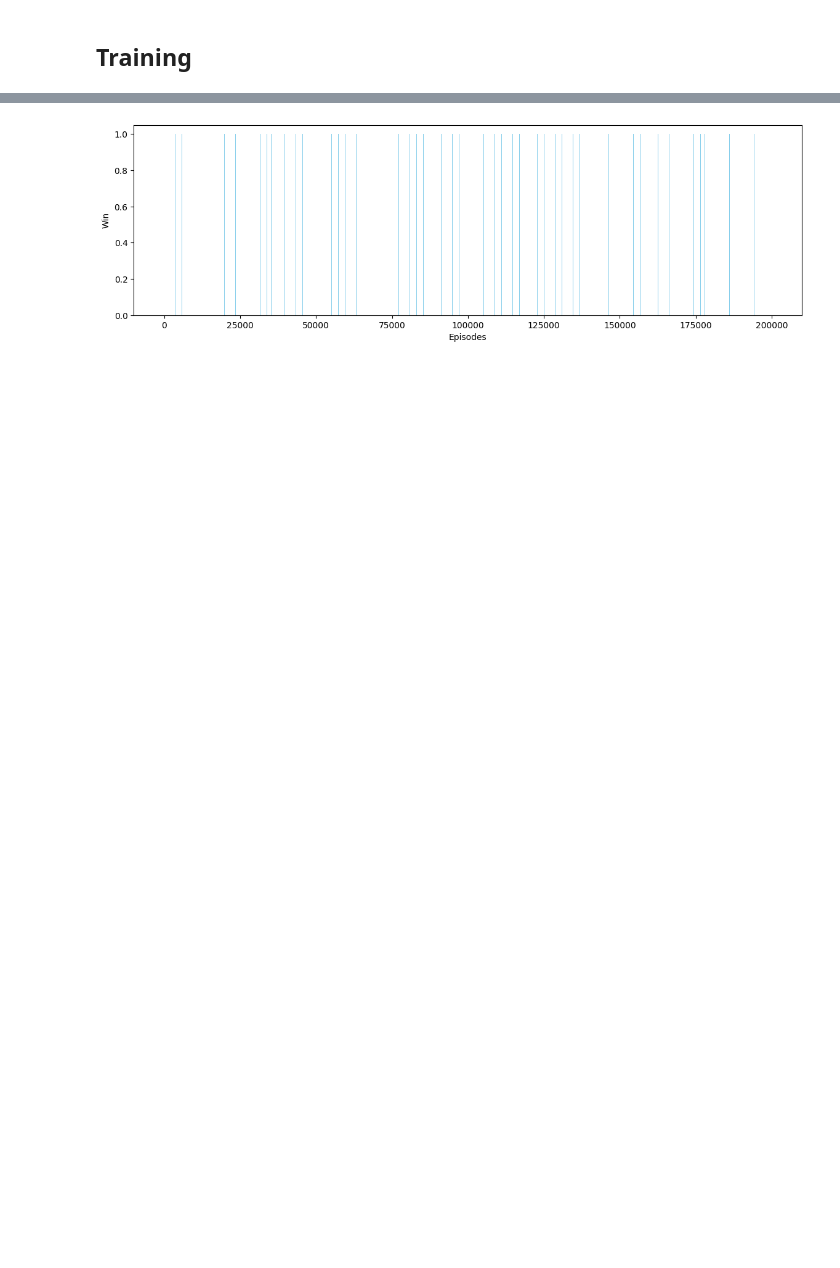
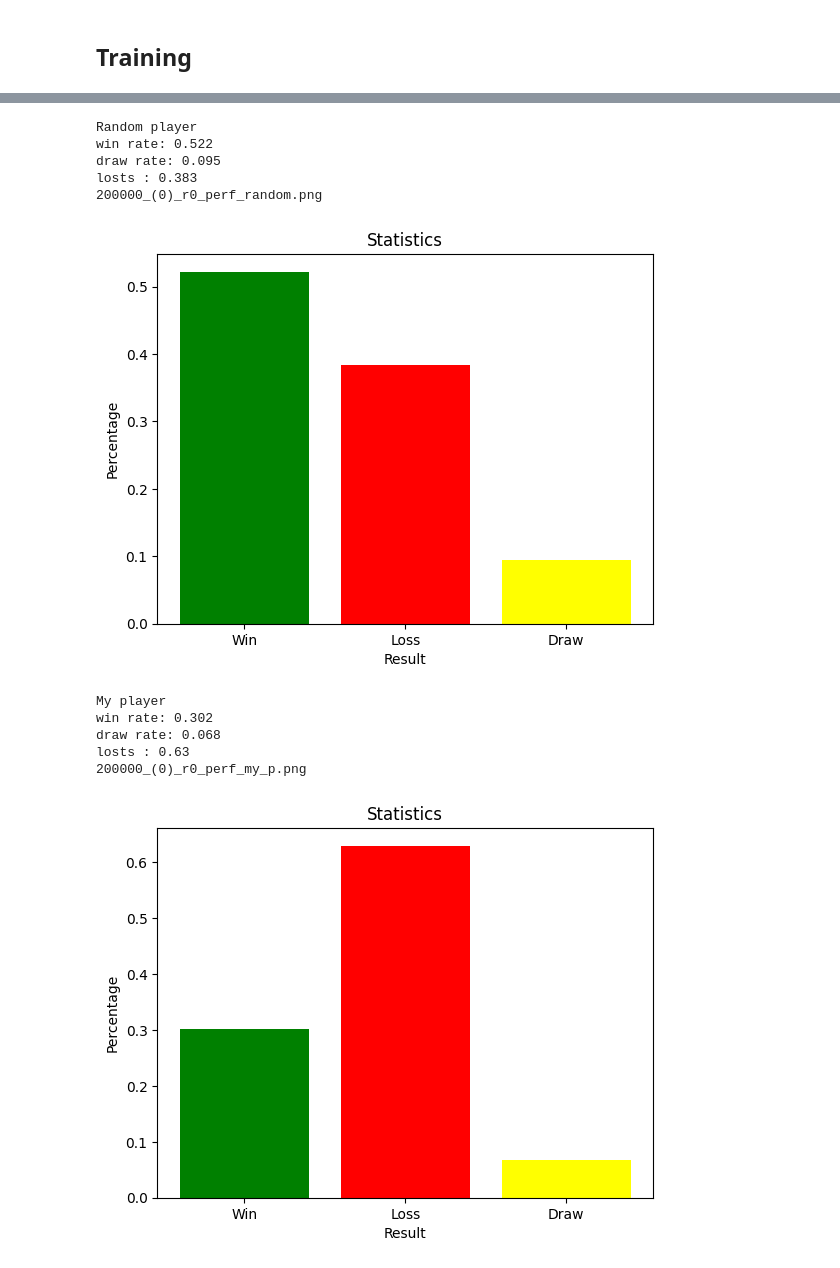
Before and after one commit to lorenzofezza00/CI_LABS, a Jupyter notebook: lab10/lab10.ipynb, the cells around one changed output, grey strips where cells are left out. Cells and saved outputs as stored; diff of their text form; code cells hidden in the pictures; blank space fills up the shorter version.

```diff
--- a/lab10/lab10.ipynb
+++ b/lab10/lab10.ipynb
@@ -289,25 +334,0 @@ for i in tqdm(range(10)):
-# %%
-a = agent()
-state = State(set(), set())
-done = False
-available_actions = list(range(9))
-turn = 1
-act = list()
-while not done:
-  action = a.get_action(state, available_actions)
-  '''print(f"actual s: {state}")'''
-  next_state, done = perform_action(action, available_actions, deepcopy(state), turn)
-  act.append(action+1)
-  '''print(f"turn: {'o' if turn == 0 else 'x'}")
-  print(f"action: {action+1}")
-  print_board(state)
-  print_board(next_state)'''
-  turn = 1- turn
-  '''print(f"next s: {next_state}")'''
-  reward, done = get_reward(next_state, done, available_actions)
-  '''if done: print("done")'''
-  a.update(state, action, reward, next_state, done)
-  state = next_state
-
-'''print_board(state)
-print(act)'''
@@ -410,2 +455,0 @@ a.save_q_table(f"q_table_{episodes}_episodes.json")
-# %%
-a.load_q_table("q_table_200_000_(0).json")
@@ -411,0 +519,12 @@ a.load_q_table("q_table_200_000_(0).json")
+# %%
+def plot_stats(win, loss, draw, name):
+  perc = [win, loss, draw]
+  lab = ['Win', 'Loss', 'Draw']
+  colors = ['green', 'red', 'yellow']
+  plt.bar(lab, perc, color=colors)
+  plt.xlabel('Result')
+  plt.ylabel('Percentage')
+  plt.title('Statistics')
+
+  print(f'{name}.png')
+  plt.show()
@@ -564,12 +629,17 @@ losts : 0.345
-# %%
-plt.figure(figsize=(14, 4))
-k = 10
-plt.bar(range(0, len(hist), k), hist[::k], color='skyblue')
-
-plt.xlabel('Episodes')
-plt.ylabel('Win')
-
-# Mostra il grafico
-plt.show()
-# %% [output]
-[figure, removed]
+# %%
+a.load_q_table("q_table_200000_(0)_r0.json")
+random_player_test('200000_(0)_r0_perf_')
+my_player_test('200000_(0)_r0_perf_')
+# %% [output]
+Random player
+win rate: 0.522
+draw rate: 0.095
+losts : 0.383
+200000_(0)_r0_perf_random.png
+[figure, added]
+My player
+win rate: 0.302
+draw rate: 0.068
+losts : 0.63
+200000_(0)_r0_perf_my_p.png
+[figure, added]
```
Also changed, not shown: parts of 23 cells of this notebook, 36 other files.
